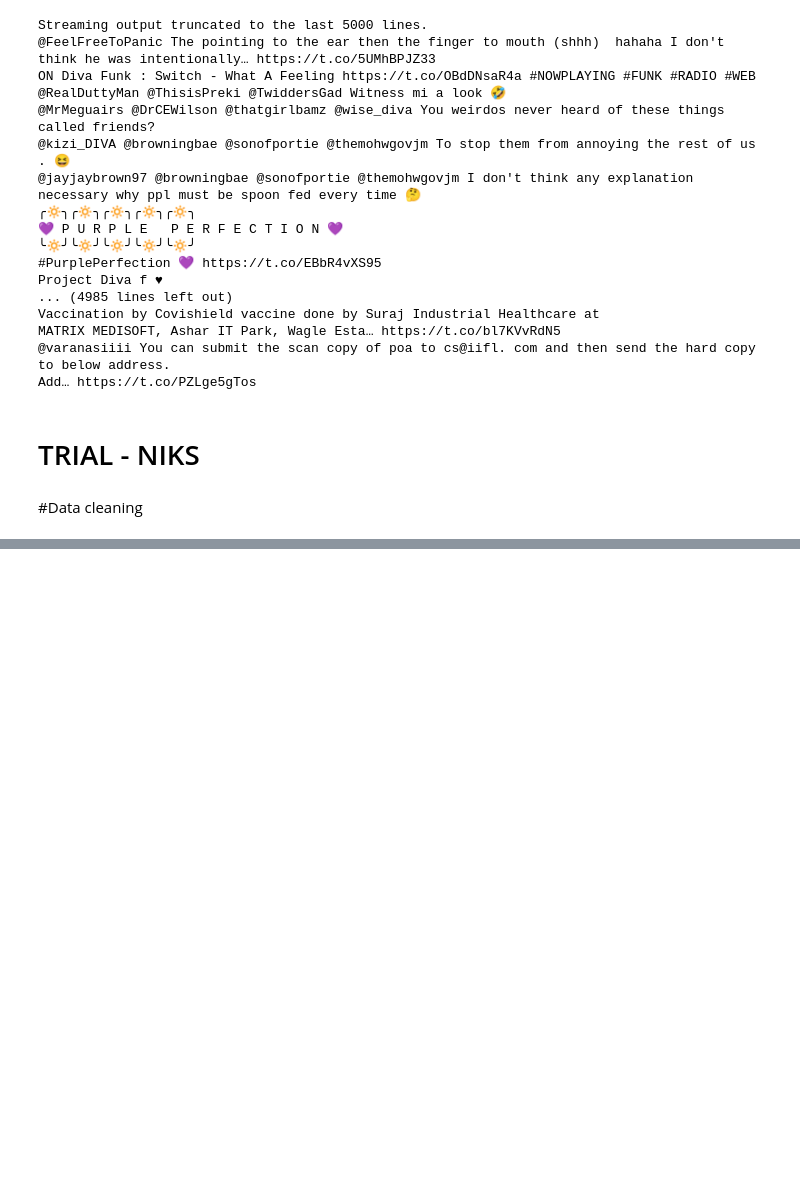
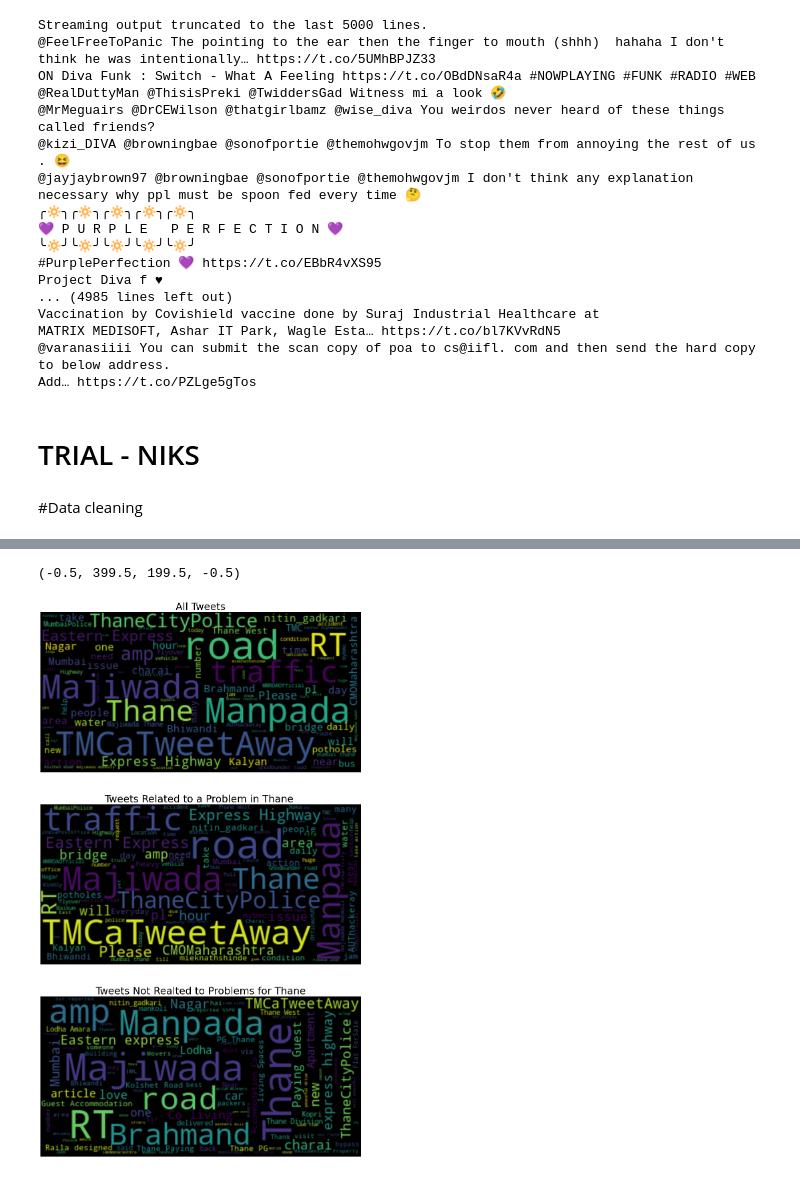
Before and after one commit to R-A-N-N/Final-Year-Project, a Jupyter notebook: Twitter_Problem_Detection.ipynb, the cells around one changed output, grey strips where cells are left out. Drawn from its saved outputs; the diff is of its cells as text; code cells hidden in the pictures; blank space fills up the shorter version.

```diff
--- a/Twitter_Problem_Detection.ipynb
+++ b/Twitter_Problem_Detection.ipynb
@@ -309,0 +213,29 @@ df_final
+# %%
+from wordcloud import WordCloud, STOPWORDS , ImageColorGenerator
+# Start with one review:
+df_Related = df2[df2['Output']==1]
+df_notRelated = df2[df2['Output']==0]
+tweet_All = " ".join(review for review in df2.Tweets)
+tweet_Realted = " ".join(review for review in df_Related.Tweets)
+tweet_notRelated = " ".join(review for review in df_notRelated.Tweets)
+
+# Create and generate a word cloud image:
+wordcloud_ALL = WordCloud(max_font_size=50, max_words=100, background_color="black").generate(tweet_All)
+wordcloud_Realted = WordCloud(max_font_size=50, max_words=100, background_color="black").generate(tweet_Realted)
+wordcloud_notRelated = WordCloud(max_font_size=50, max_words=100, background_color="black").generate(tweet_notRelated)
+# %%
+
+fig, ax = plt.subplots(3, 1, figsize  = (30,30))
+# Display the generated image:
+ax[0].imshow(wordcloud_ALL, interpolation='bilinear')
+ax[0].set_title('All Tweets', fontsize=30)
+ax[0].axis('off')
+ax[1].imshow(wordcloud_Realted, interpolation='bilinear')
+ax[1].set_title('Tweets Related to a Problem in Thane ',fontsize=30)
+ax[1].axis('off')
+ax[2].imshow(wordcloud_notRelated, interpolation='bilinear')
+ax[2].set_title('Tweets Not Realted to Problems for Thane',fontsize=30)
+ax[2].axis('off')
+# %% [output]
+(-0.5, 399.5, 199.5, -0.5)
+[figure, added]
```
Also changed, not shown: parts of 38 cells of this notebook.
